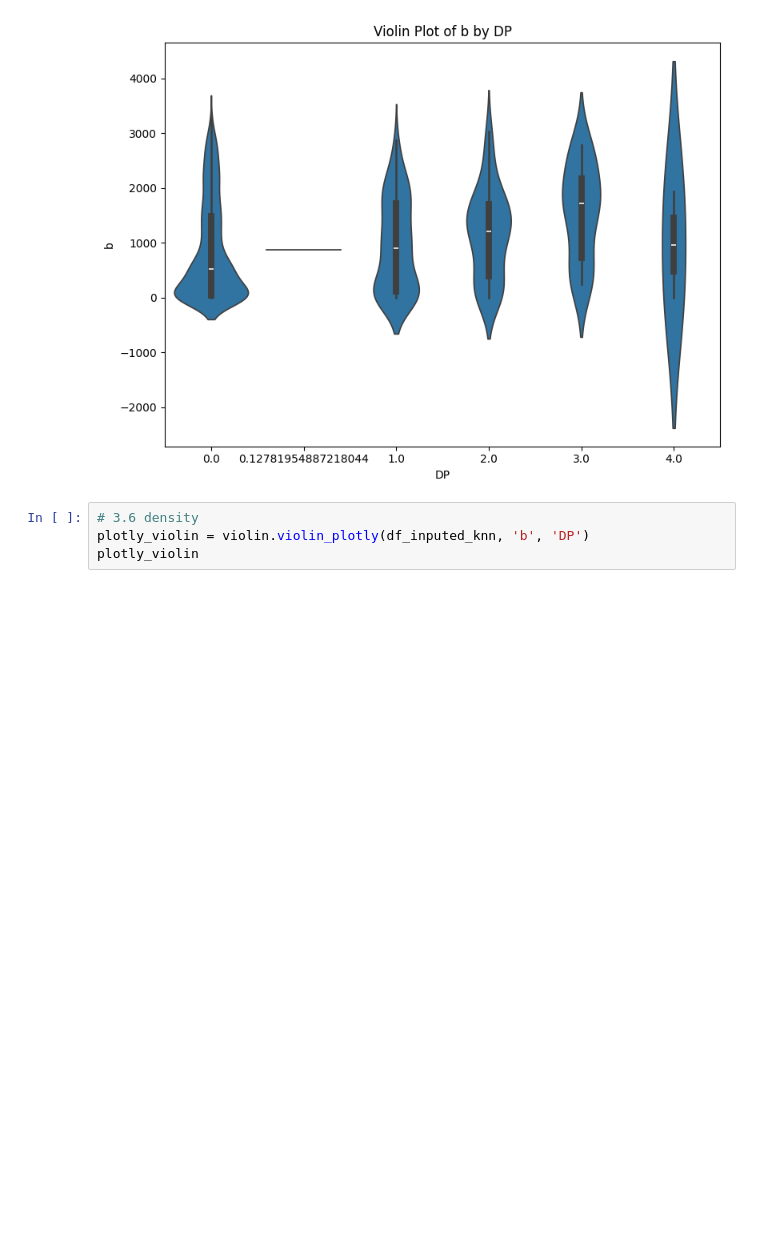
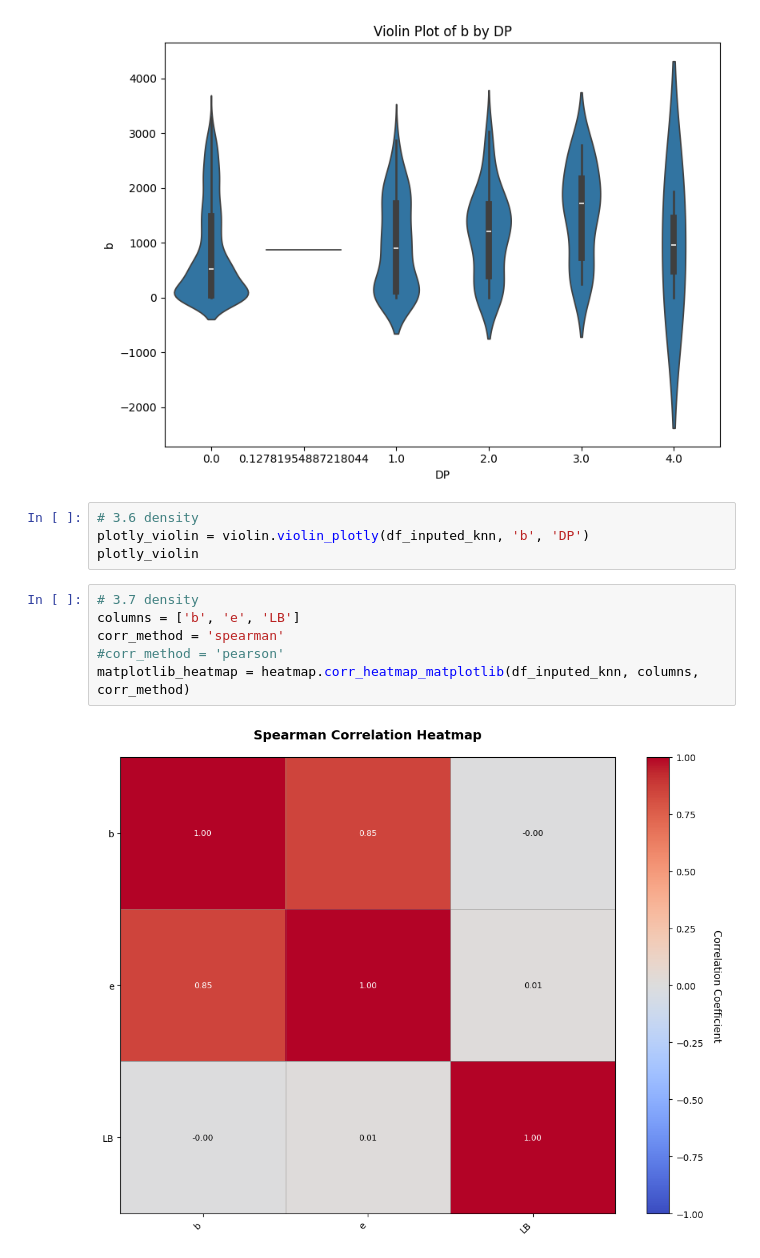
Before and after one commit to aletss/diplomado_cdc_m1_p3, a Jupyter notebook: notebooks/examples.ipynb, the cells around one changed output. Cells and saved outputs as stored; diff of their text form; blank space fills up the shorter version.

Commit message:
add heatmap charts for correlations

```diff
--- a/notebooks/examples.ipynb
+++ b/notebooks/examples.ipynb
@@ -315,3 +315,11 @@ seaborn_violin = violin.violin_seaborn(df_inputed_knn, 'b', 'DP')
 # 3.6 density
 plotly_violin = violin.violin_plotly(df_inputed_knn, 'b', 'DP')
 plotly_violin
+# %%
+# 3.7 density
+columns = ['b', 'e', 'LB']
+corr_method = 'spearman'
+#corr_method = 'pearson'
+matplotlib_heatmap = heatmap.corr_heatmap_matplotlib(df_inputed_knn, columns, corr_method)
+# %% [output]
+[figure, added]
```
Also changed, not shown: parts of 3 cells of this notebook, 1 other file.
